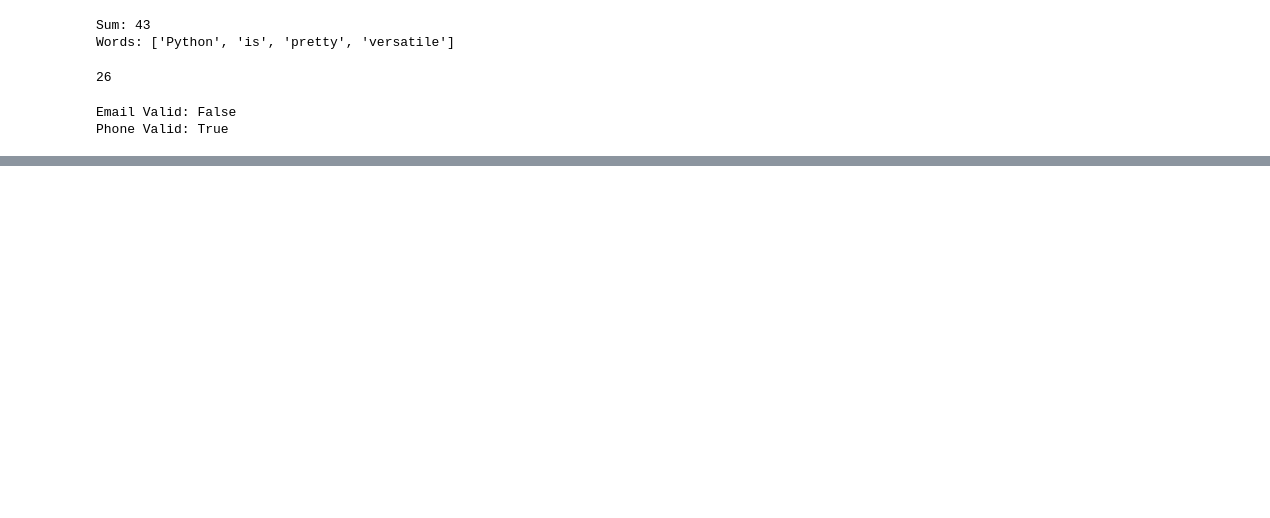
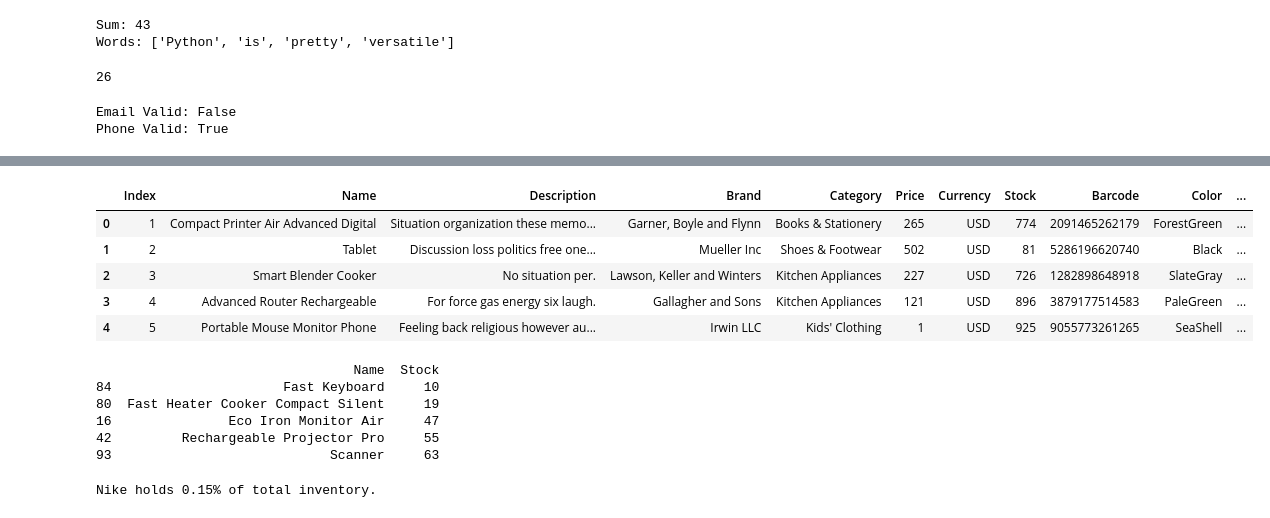
Before and after one commit to martinsangdo/python_flask_ecommerce, a Jupyter notebook: utilities.ipynb, the cells around one changed output, grey strips where cells are left out. Cells and saved outputs as stored; diff of their text form; code cells hidden in the pictures; blank space fills up the shorter version.

```diff
--- a/utilities.ipynb
+++ b/utilities.ipynb
@@ -56,0 +301,44 @@ Phone Valid: True
+# %%
+# Task 1: Create Total Value column (Price * Stock)
+df['Total Value'] = df['Price'] * df['Stock']
+
+# Task 2: Create Sale Price (20% off)
+df['Sale Price'] = df['Price'] * 0.8
+
+# Task 3: Rename EAN to Barcode
+df = df.rename(columns={'EAN': 'Barcode'})
+# %%
+df.head(5)
+# %% [output]
+|  | Index | Name | Description | Brand | Category | Price | Currency | Stock | Barcode | Color | ... |
+| 0 | 1 | Compact Printer Air Advanced Digital | Situation organization these memo... | Garner, Boyle and Flynn | Books & Stationery | 265 | USD | 774 | 2091465262179 | ForestGreen | ... |
+| 1 | 2 | Tablet | Discussion loss politics free one... | Mueller Inc | Shoes & Footwear | 502 | USD | 81 | 5286196620740 | Black | ... |
+| 2 | 3 | Smart Blender Cooker | No situation per. | Lawson, Keller and Winters | Kitchen Appliances | 227 | USD | 726 | 1282898648918 | SlateGray | ... |
+| 3 | 4 | Advanced Router Rechargeable | For force gas energy six laugh. | Gallagher and Sons | Kitchen Appliances | 121 | USD | 896 | 3879177514583 | PaleGreen | ... |
+| 4 | 5 | Portable Mouse Monitor Phone | Feeling back religious however au... | Irwin LLC | Kids' Clothing | 1 | USD | 925 | 9055773261265 | SeaShell | ... |
+# %%
+# Task 1: Sort by Price (High to Low)
+expensive_first = df.sort_values(by='Price', ascending=False)
+
+# Task 2: Top 5 items with lowest stock
+low_inventory = df.sort_values(by='Stock', ascending=True).head(5)
+print(low_inventory[['Name', 'Stock']])
+# %% [output]
+                                 Name  Stock
+84                      Fast Keyboard     10
+80  Fast Heater Cooker Compact Silent     19
+16               Eco Iron Monitor Air     47
+42         Rechargeable Projector Pro     55
+93                            Scanner     63
+# %%
+# Calculate total stock across the entire company
+total_warehouse_stock = df['Stock'].sum()
+
+# Get stock for one specific brand (e.g., 'Nike')
+nike_stock = df[df['Brand'] == 'Mueller Inc']['Stock'].sum()
+
+# Calculate percentage
+market_share = (nike_stock / total_warehouse_stock) * 100
+print(f"Nike holds {market_share:.2f}% of total inventory.")
+# %% [output]
+Nike holds 0.15% of total inventory.
```
Also changed, not shown: parts of 19 cells of this notebook, 1 other file.
